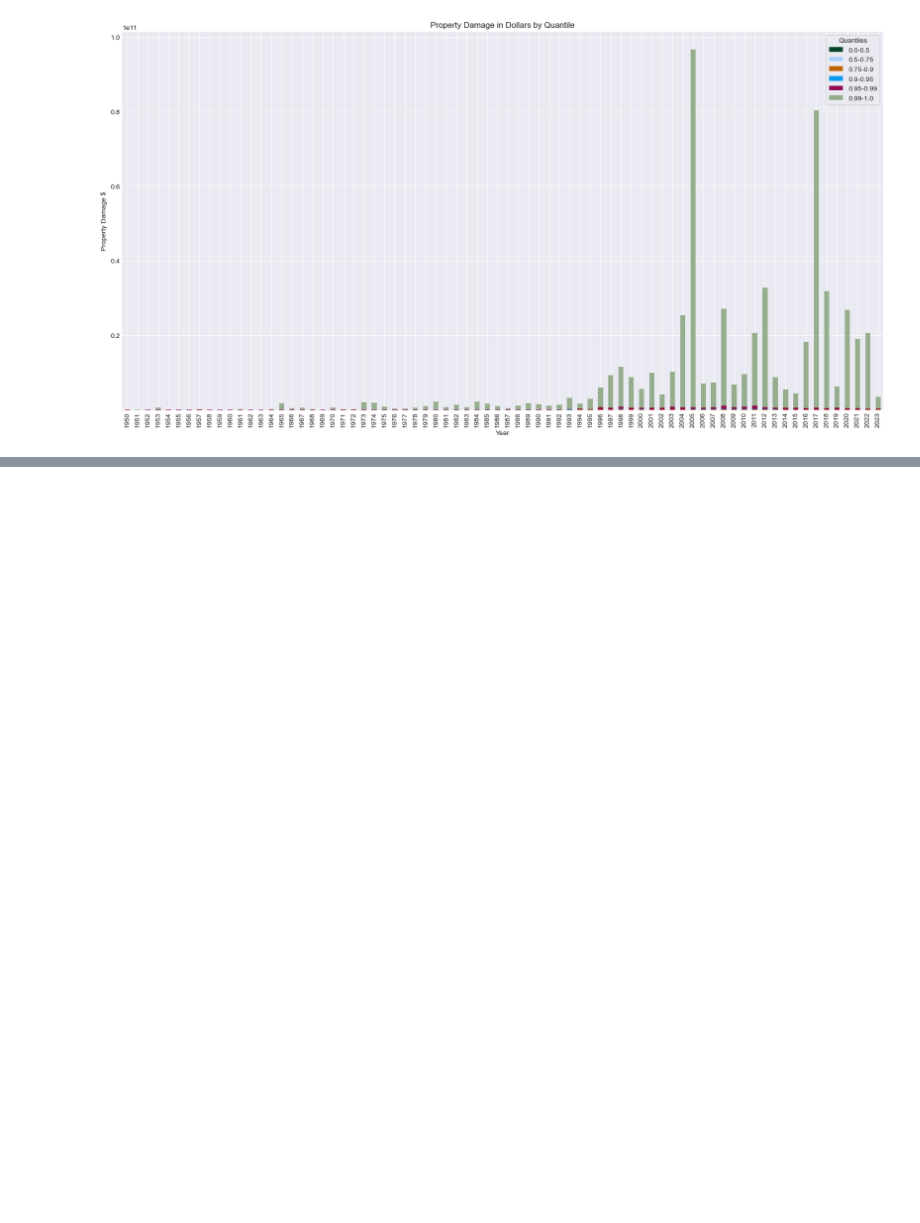
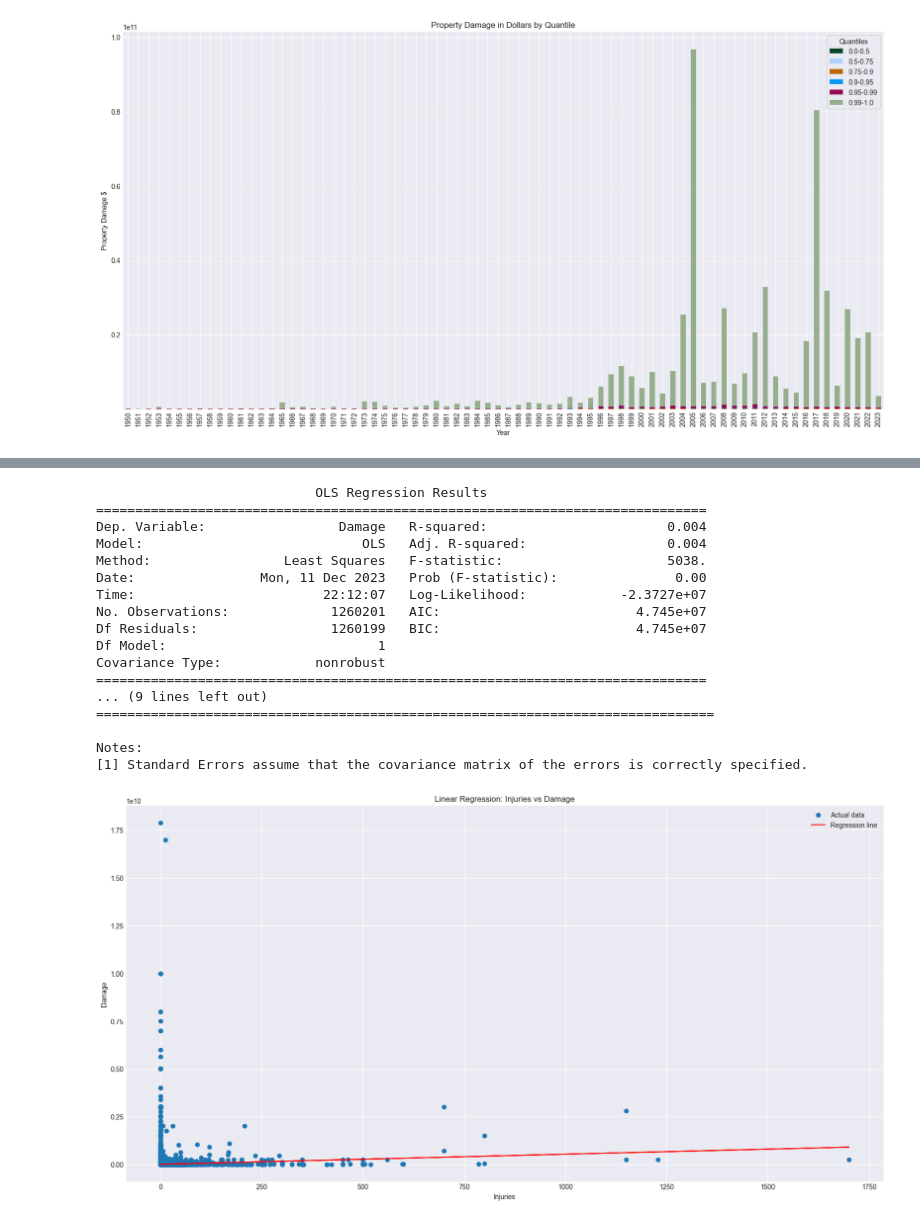
Before and after one commit to lexbuko22/NOAA_Weather_Event_Datamining, a Jupyter notebook: Storm-Event-Data Notebook.ipynb, the cells around one changed output, grey strips where cells are left out. Saved outputs shown, nothing was run; the diff lists cells and outputs as text; code cells hidden in the pictures; blank space fills up the shorter version.

Commit message:
Add regressions for injury count vs property damage, damage sums over each year

```diff
--- a/Storm-Event-Data Notebook.ipynb
+++ b/Storm-Event-Data Notebook.ipynb
@@ -598,0 +604,11 @@ plt.show()
+# %%
+#Regression on tornado injuries over the years
+hurricane_df = df[df['EVENT_TYPE'] == 'Hurricane']
+hurricane_yearly = hurricane_df.groupby('END_YEAR')['INJURIES_DIRECT'].sum().reset_index()
+
+# Perform linear regression
+X = sm.add_constant(hurricane_yearly['END_YEAR'])  # Adding a constant term for the intercept
+model = sm.OLS(hurricane_yearly['INJURIES_DIRECT'], X).fit()
+
+# Print the regression summary
+print(model.summary())
@@ -598,0 +633,54 @@ plt.show()
+# %%
+# Injury count vs property damage regression
+
+injuries_df = df['INJURIES_DIRECT']
+damage_df = df['DAMAGE_PROPERTY_NUMERIC']
+
+data_for_regression = {'Injuries': injuries_df, 'Damage': damage_df}
+regression_df = pd.DataFrame(data_for_regression)
+
+# Dropping missing values
+regression_df.dropna(inplace=True)
+
+# Perform linear regression
+X = sm.add_constant(regression_df['Injuries'])  # Adding a constant term for the intercept
+model = sm.OLS(regression_df['Damage'], X).fit()
+
+# Print the regression summary
+print(model.summary())
+
+#Plot of injury count vs property damage with regression
+
+# Get the predicted values
+predicted = model.predict(X)
+
+# Plotting the scatter plot and the regression line
+plt.scatter(regression_df['Injuries'], regression_df['Damage'], label='Actual data')
+plt.plot(regression_df['Injuries'], predicted, color='red', label='Regression line')
+
+# Adding labels and title
+plt.xlabel('Injuries')
+plt.ylabel('Damage')
+plt.title('Linear Regression: Injuries vs Damage')
+plt.legend()
+plt.grid(True)
+plt.show()
+# %% [output]
+                            OLS Regression Results
+==============================================================================
+Dep. Variable:                 Damage   R-squared:                       0.004
+Model:                            OLS   Adj. R-squared:                  0.004
+Method:                 Least Squares   F-statistic:                     5038.
+Date:                Mon, 11 Dec 2023   Prob (F-statistic):               0.00
+Time:                        22:12:07   Log-Likelihood:            -2.3727e+07
+No. Observations:             1260201   AIC:                         4.745e+07
+Df Residuals:                 1260199   BIC:                         4.745e+07
+Df Model:                           1
+Covariance Type:            nonrobust
+==============================================================================
+... (9 lines left out)
+===============================================================================
+
+Notes:
+[1] Standard Errors assume that the covariance matrix of the errors is correctly specified.
+[figure, added]
```
Also changed, not shown: parts of 22 cells of this notebook.
